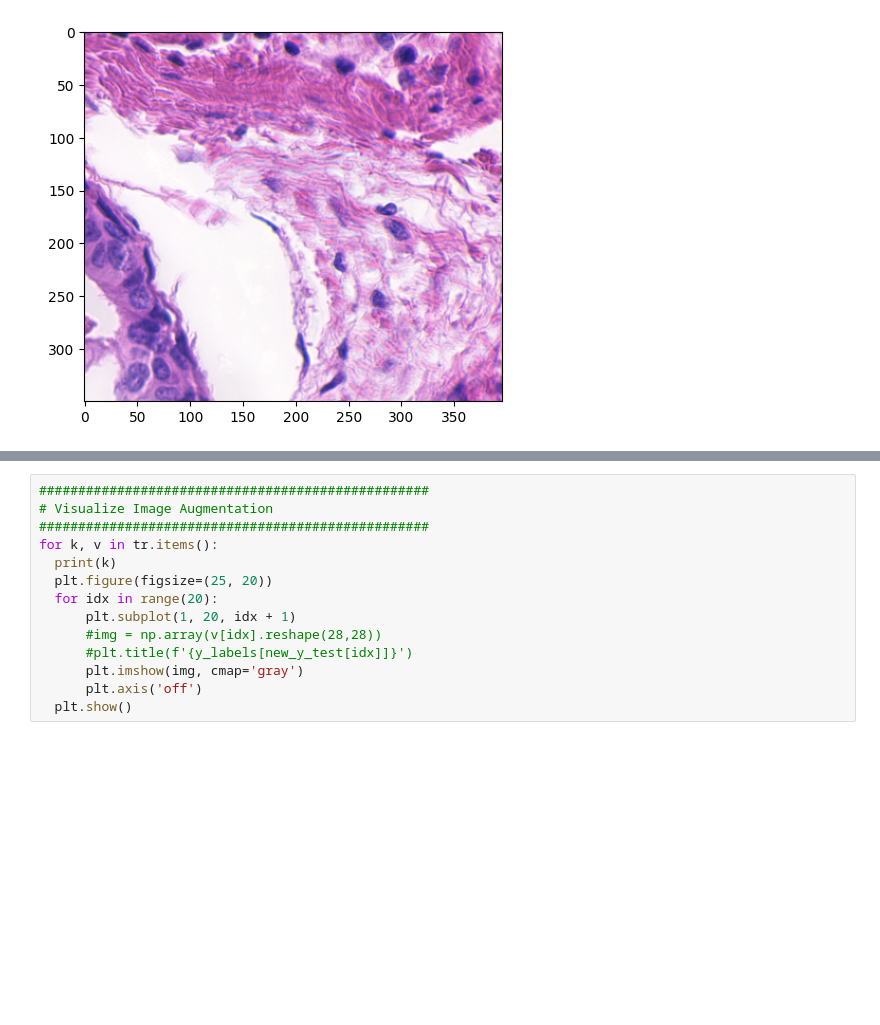
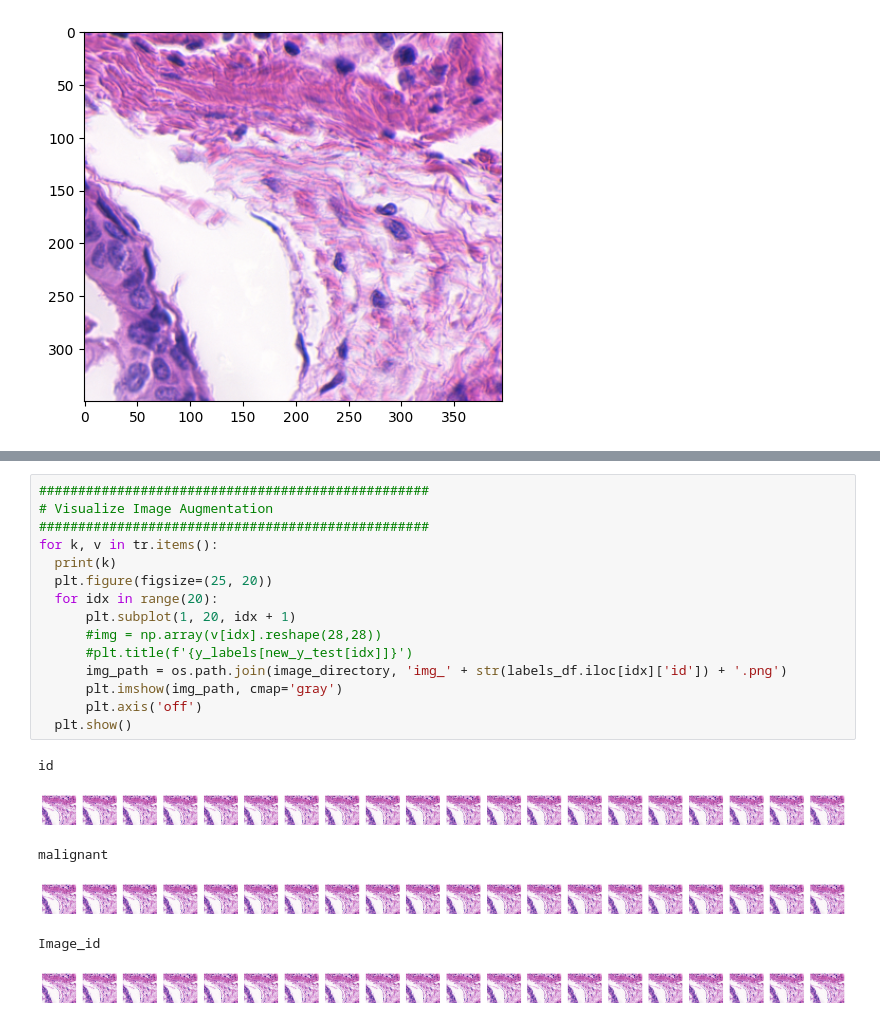
Before and after one commit to fdeloscogna/Python_experiment, a Jupyter notebook: Tesi_Python_section.ipynb, the cells around one changed output, grey strips where cells are left out. Cells and saved outputs as stored; diff of their text form; blank space fills up the shorter version.

```diff
--- a/Tesi_Python_section.ipynb
+++ b/Tesi_Python_section.ipynb
@@ -103,14 +310,22 @@ plt.imshow(img)
 # %%
 ##################################################
 # Visualize Image Augmentation
 ##################################################
 for k, v in tr.items():
   print(k)
   plt.figure(figsize=(25, 20))
   for idx in range(20):
       plt.subplot(1, 20, idx + 1)
       #img = np.array(v[idx].reshape(28,28))
       #plt.title(f'{y_labels[new_y_test[idx]]}')
-      plt.imshow(img, cmap='gray')
+      img_path = os.path.join(image_directory, 'img_' + str(labels_df.iloc[idx]['id']) + '.png')
+      plt.imshow(img_path, cmap='gray')
       plt.axis('off')
   plt.show()
+# %% [output]
+id
+[figure, added]
+malignant
+[figure, added]
+Image_id
+[figure, added]
```
Also changed, not shown: parts of 7 cells of this notebook.
